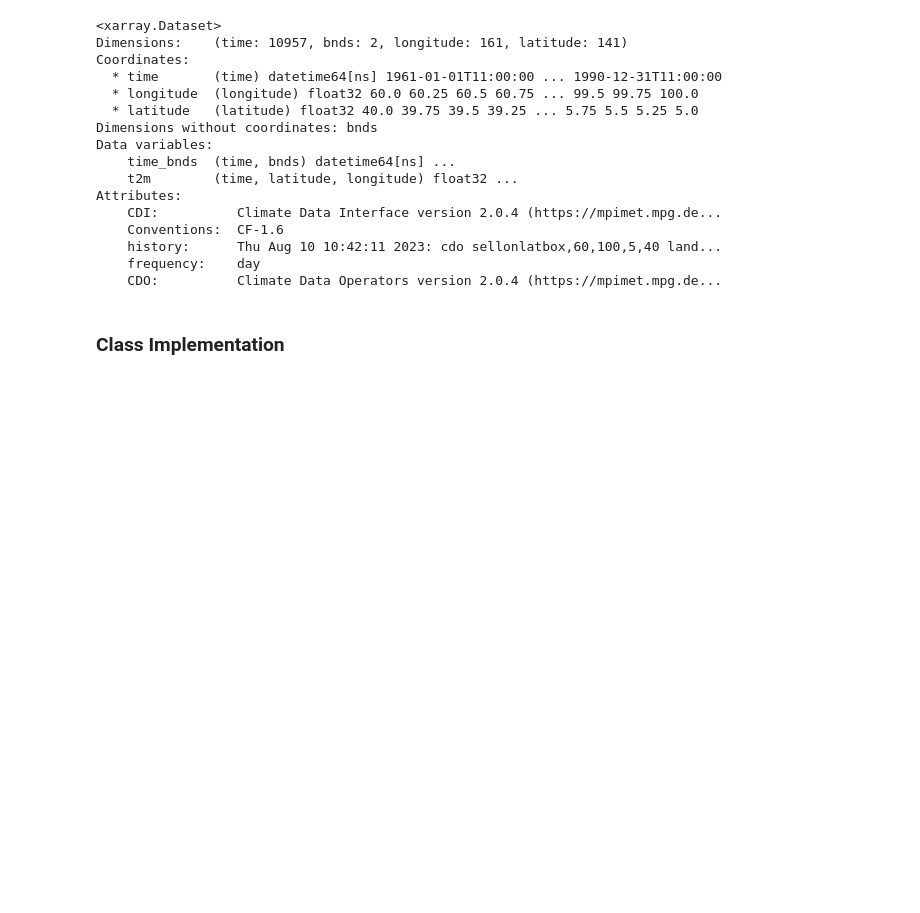
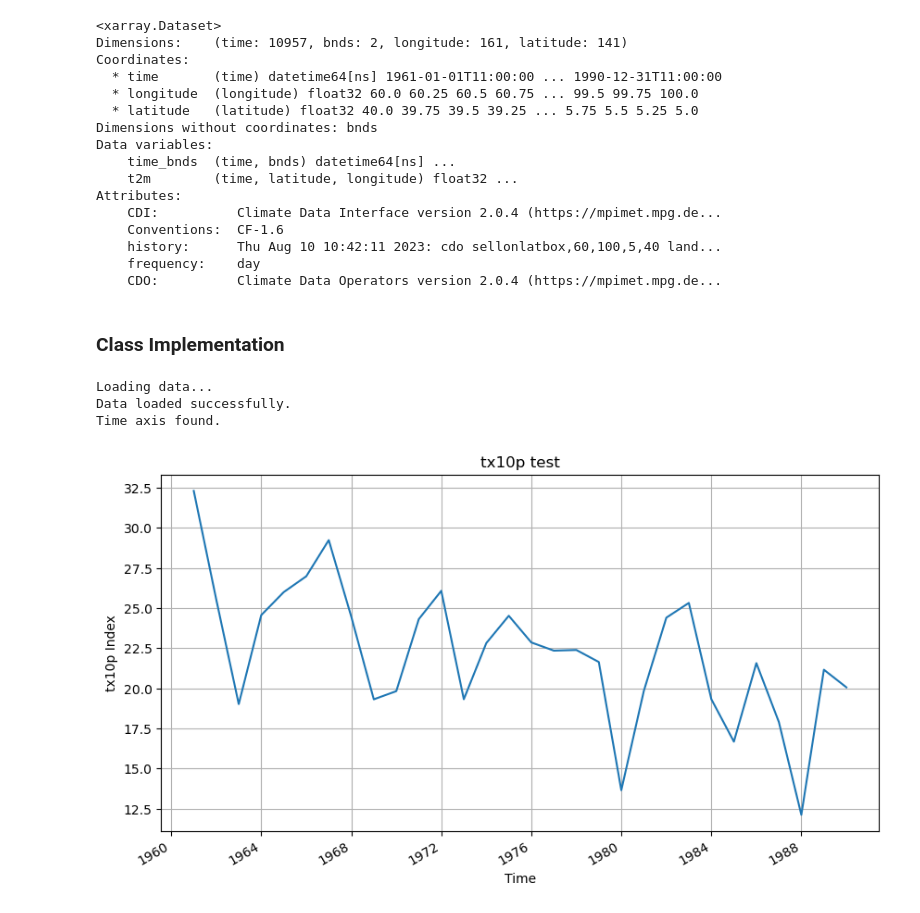
Before and after one commit to shiv3679/climate-indices, a Jupyter notebook: xclim/pre_data.ipynb, the cells around one changed output. Cells and saved outputs as stored; diff of their text form; code cells hidden in the pictures; blank space fills up the shorter version.

```diff
--- a/xclim/pre_data.ipynb
+++ b/xclim/pre_data.ipynb
@@ -242,7 +240,7 @@ plt.show()
 # %% [markdown]
 Lets try to write a function which will take care of all the pre-processing functions of the dataset input
 # %%
-def pre_process(datafile, time_range=None, region=None, fill_missing=None, resample_freq=None, months=None, season=None, resample_method='mean'):
+def pre_process(datafile, time_range=None, fill_missing=None, resample_freq=None, months=None, season=None, resample_method='mean'):
     try:
         print("Loading data...")
         # 1. Loading Data
@@ -283,6 +281,18 @@ def pre_process(datafile, time_range=None, region=None, fill_missing=None, resam
                 raise ValueError(f"Unknown resampling method: {resample_method}.")
             print("Resampling completed.")
 
+        # 6. Handling Missing Values (NaN)
+        if fill_missing:
+            if isinstance(fill_missing, (int, float)):
+                print(f"Filling missing values with specified value: {fill_missing}...")
+                data = data.fillna(fill_missing)
+            elif fill_missing == 'interpolate':
+                print("Filling missing values using interpolation...")
+                data = data.interpolate_na(dim='time', method='linear')
+            else:
+                print(f"Unknown method to fill missing values: {fill_missing}. Skipping this step.")
+            print("Missing values handling completed.")
+
         return data
 
     except Exception as e:
@@ -355,7 +365,7 @@ class ClimateIndex:
         self.datafile = datafile
         self.data = None
 
-    def pre_process(self, time_range=None, region=None, fill_missing=None, resample_freq=None, months=None, season=None, resample_method='mean'):
+    def pre_process(self, time_range=None, fill_missing=None, resample_freq=None, months=None, season=None, resample_method='mean'):
         try:
             print("Loading data...")
             # 1. Loading Data
@@ -396,6 +406,18 @@ class ClimateIndex:
                     raise ValueError(f"Unknown resampling method: {resample_method}.")
                 print("Resampling completed.")
 
+            # 6. Handling Missing Values (NaN)
+            if fill_missing:
+                if isinstance(fill_missing, (int, float)):
+                    print(f"Filling missing values with specified value: {fill_missing}...")
+                    data = data.fillna(fill_missing)
+                elif fill_missing == 'interpolate':
+                    print("Filling missing values using interpolation...")
+                    data = data.interpolate_na(dim='time', method='linear')
+                else:
+                    print(f"Unknown method to fill missing values: {fill_missing}. Skipping this step.")
+                print("Missing values handling completed.")
+
         except Exception as e:
             print(f"An error occurred while processing the data: {str(e)}")
             # Return the modified dataset up to the point of failure (already updated in self.data)
@@ -404,44 +426,49 @@ class ClimateIndex:
         tasmax_per = percentile_doy(self.data['t2m'], per=10, window=5).sel(percentiles=10)
         return tx10p(self.data['t2m'], tasmax_per)
 
     def calculate_tx90p(self):
         tasmax_per = percentile_doy(self.data['t2m'], per=90, window=5).sel(percentiles=90)
         return tx90p(self.data['t2m'], tasmax_per)
 
     def calculate_tn10p(self):
         tasmin_per = percentile_doy(self.data['t2m'], per=10, window=5).sel(percentiles=10)
         return tn10p(self.data['t2m'], tasmin_per)
 
     def calculate_tn90p(self):
         tasmin_per = percentile_doy(self.data['t2m'], per=90, window=5).sel(percentiles=90)
         return tn90p(self.data['t2m'], tasmin_per)
 
     def calculate_frost_days(self):
         return frost_days(self.data['t2m'], thresh='273.15 K')
 
     def calculate_warm_spell(self):
         tasmax_per = percentile_doy(self.data['t2m'], per=90, window=5).sel(percentiles=90)
         return warm_spell_duration_index(self.data['t2m'], tasmax_per)
 
     def calculate_cold_spell(self):
         tasmin_per = percentile_doy(self.data['t2m'], per=10, window=5).sel(percentiles=10)
         return cold_spell_duration_index(self.data['t2m'], tasmin_per)
 
 
-# # Example usage:
-# climate_index = ClimateIndex(datafile='/home/posiden/Documents/Datasets/era5/india.1960.1990.nc')
-# climate_index.pre_process()
-# tx10p_index = climate_index.calculate_tx10p()
+# Example usage:
+climate_index = ClimateIndex(datafile='/home/posiden/Documents/Datasets/era5/india.1960.1990.nc')
+climate_index.pre_process()
+tx10p_index = climate_index.calculate_tx10p()
 
-# def plot_tx10p(data, title):
-#     # Take the mean along latitude and longitude
-#     data_mean = data.mean(dim=['latitude', 'longitude'])
+def plot_tx10p(data, title):
+    # Take the mean along latitude and longitude
+    data_mean = data.mean(dim=['latitude', 'longitude'])
 
-#     data_mean.plot(figsize=(10, 5))
-#     plt.title(title)
-#     plt.xlabel('Time')
-#     plt.ylabel('tx10p Index')
-#     plt.grid(True)
-#     plt.show()
+    data_mean.plot(figsize=(10, 5))
+    plt.title(title)
+    plt.xlabel('Time')
+    plt.ylabel('tx10p Index')
+    plt.grid(True)
+    plt.show()
 
-# plot_tx10p(tx10p_index, "tx10p test")
+plot_tx10p(tx10p_index, "tx10p test")
+# %% [output]
+Loading data...
+Data loaded successfully.
+Time axis found.
+[figure, added]
```
Also changed, not shown: parts of 9 cells of this notebook.
